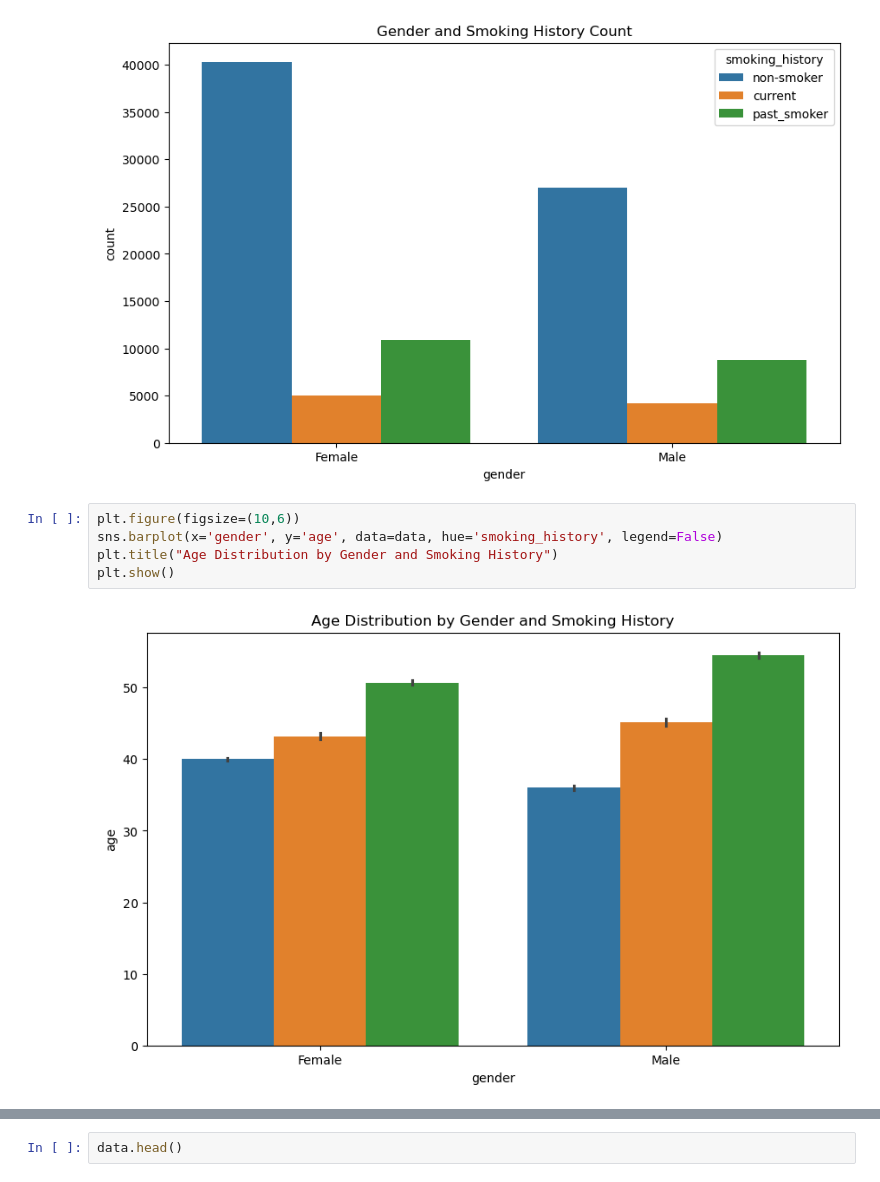
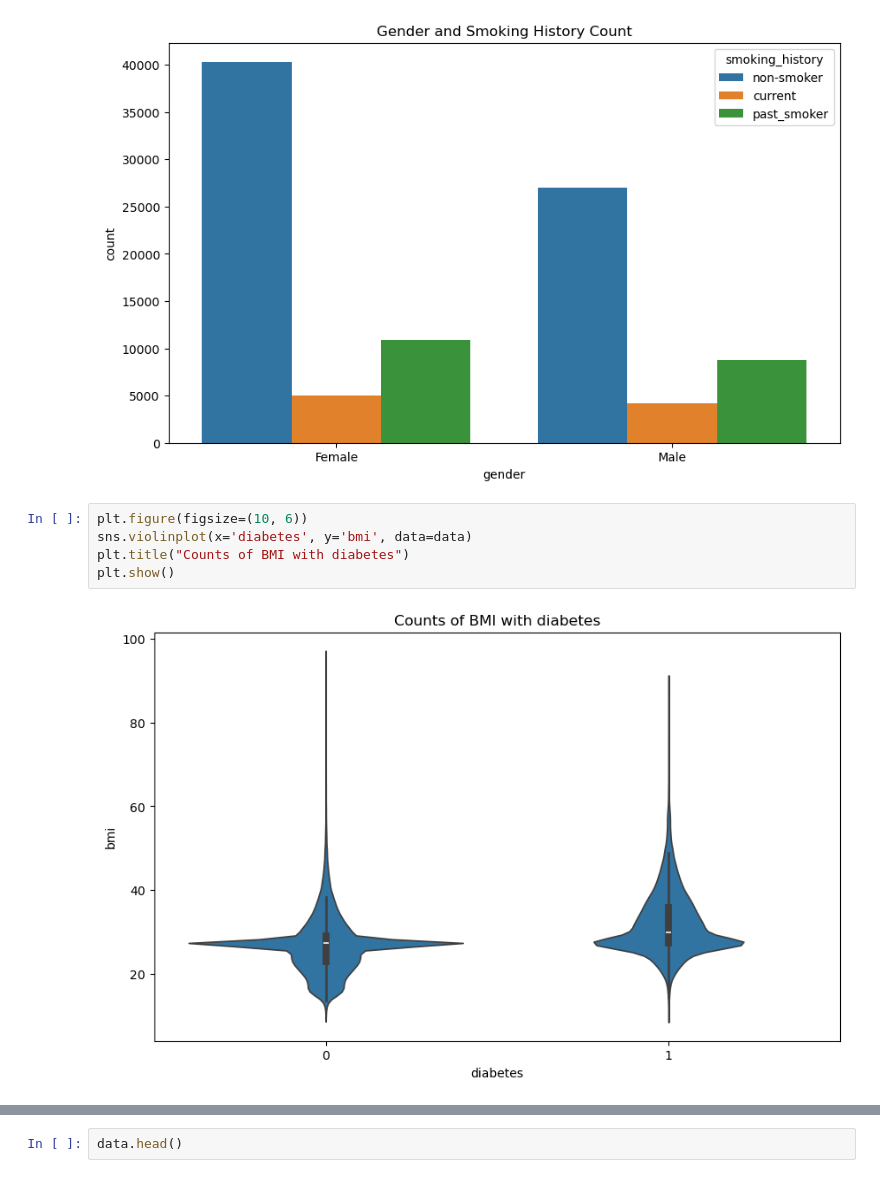
Before and after one commit to fudge-fantastic/Machine-Learning, a Jupyter notebook: Diabetes_Prediction/Untitled.ipynb, the cells around one changed output, grey strips where cells are left out. Cells and saved outputs as stored; diff of their text form.

```diff
--- a/Diabetes_Prediction/Untitled.ipynb
+++ b/Diabetes_Prediction/Untitled.ipynb
@@ -219,12 +234,12 @@ plt.title("Gender and Smoking History Count")
 plt.show()
 # %% [output]
 [figure]
-# %%
-plt.figure(figsize=(10,6))
-sns.barplot(x='gender', y='age', data=data, hue='smoking_history', legend=False)
-plt.title("Age Distribution by Gender and Smoking History")
-plt.show()
-# %% [output]
-[figure, removed]
+# %%
+plt.figure(figsize=(10, 6))
+sns.violinplot(x='diabetes', y='bmi', data=data)
+plt.title("Counts of BMI with diabetes")
+plt.show()
+# %% [output]
+[figure, added]
 # %%
 plt.figure(figsize=(10, 6))
```
Also changed, not shown: parts of 13 cells of this notebook, 1 other file.
